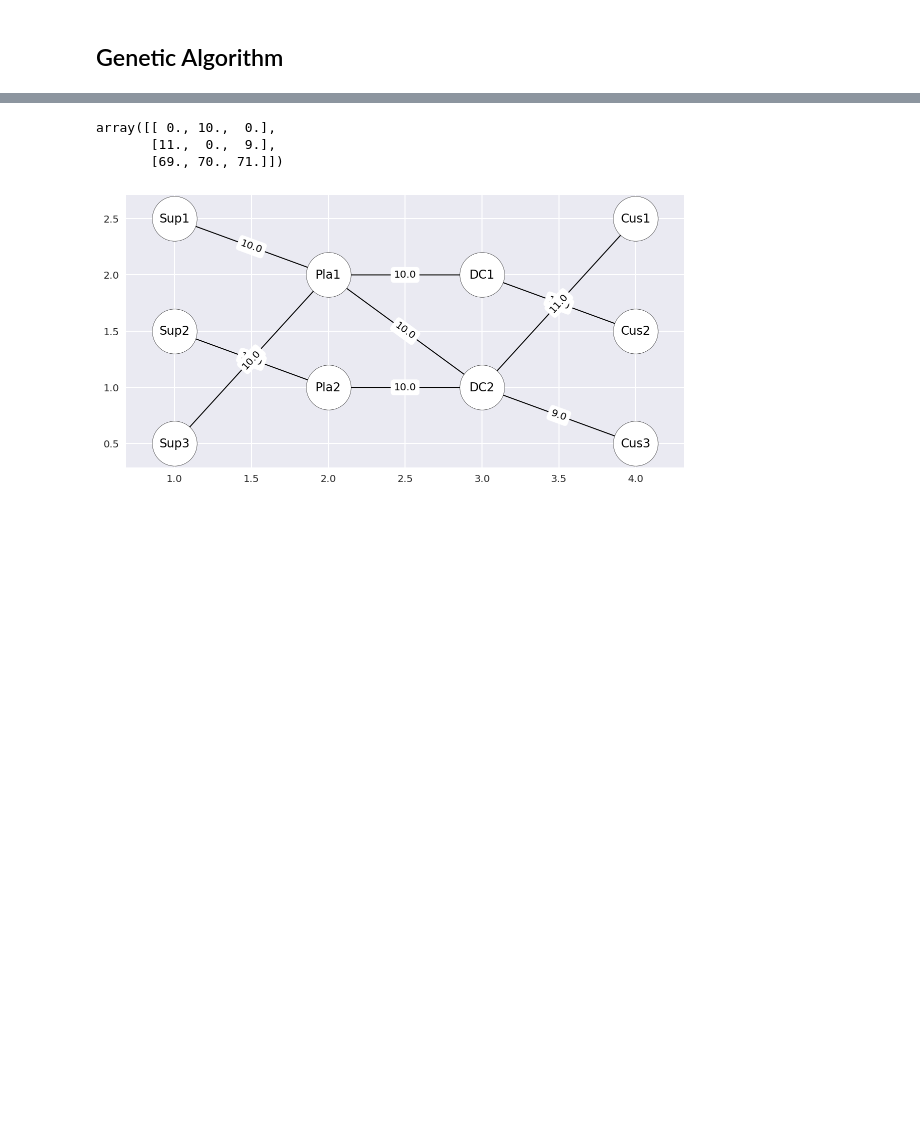
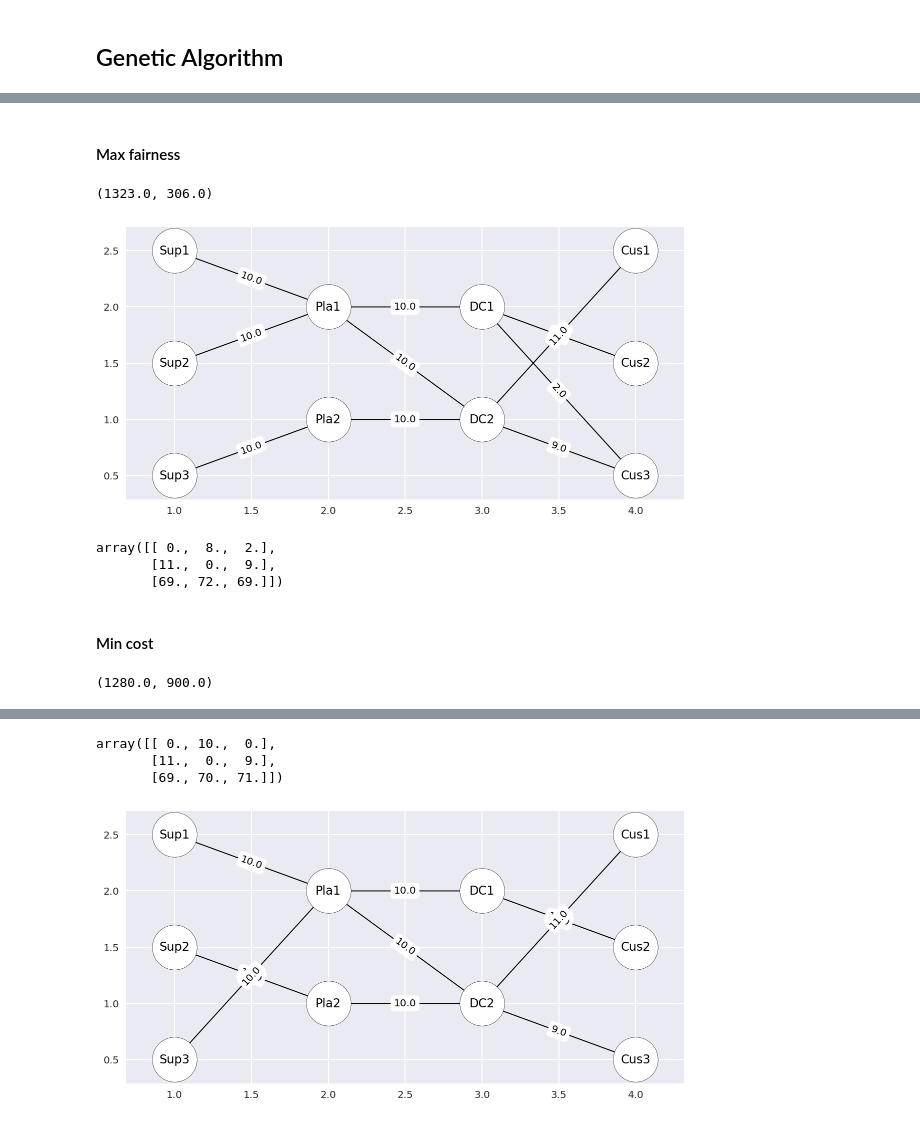
Before and after one commit to Robert-Aduviri/optimizacion-heladas-friaje, a Jupyter notebook: Step 14 - Multiobjective GA.ipynb, the cells around one changed output, grey strips where cells are left out. Drawn from its saved outputs; the diff is of its cells as text; code cells hidden in the pictures; blank space fills up the shorter version.

```diff
--- a/Step 14 - Multiobjective GA.ipynb
+++ b/Step 14 - Multiobjective GA.ipynb
@@ -260,0 +337,2 @@ stats.register('Max', np.max)
+# %% [markdown]
+#### Max fairness
@@ -260,0 +341,26 @@ stats.register('Max', np.max)
+# %%
+max_fairness = pop[min(range(len(pop)),
+                       key=lambda i: pop[i].fitness.values[1])]
+max_fairness.fitness.values
+# %% [output]
+(1323.0, 306.0)
+# %%
+q, f, b = decode_chromosome(max_fairness, E, D, W, d, t, a, c,
+                            dummy_supply, supply, demand)
+plot_graph(b, f, q[:-1])
+# %% [output]
+[figure, added]
+# %%
+q
+# %% [output]
+array([[ 0.,  8.,  2.],
+       [11.,  0.,  9.],
+       [69., 72., 69.]])
+# %% [markdown]
+#### Min cost
+# %%
+min_cost = pop[min(range(len(pop)),
+                   key=lambda i: pop[i].fitness.values[0])]
+min_cost.fitness.values
+# %% [output]
+(1280.0, 900.0)
```
Also changed, not shown: parts of 27 cells of this notebook, 1 other file.
